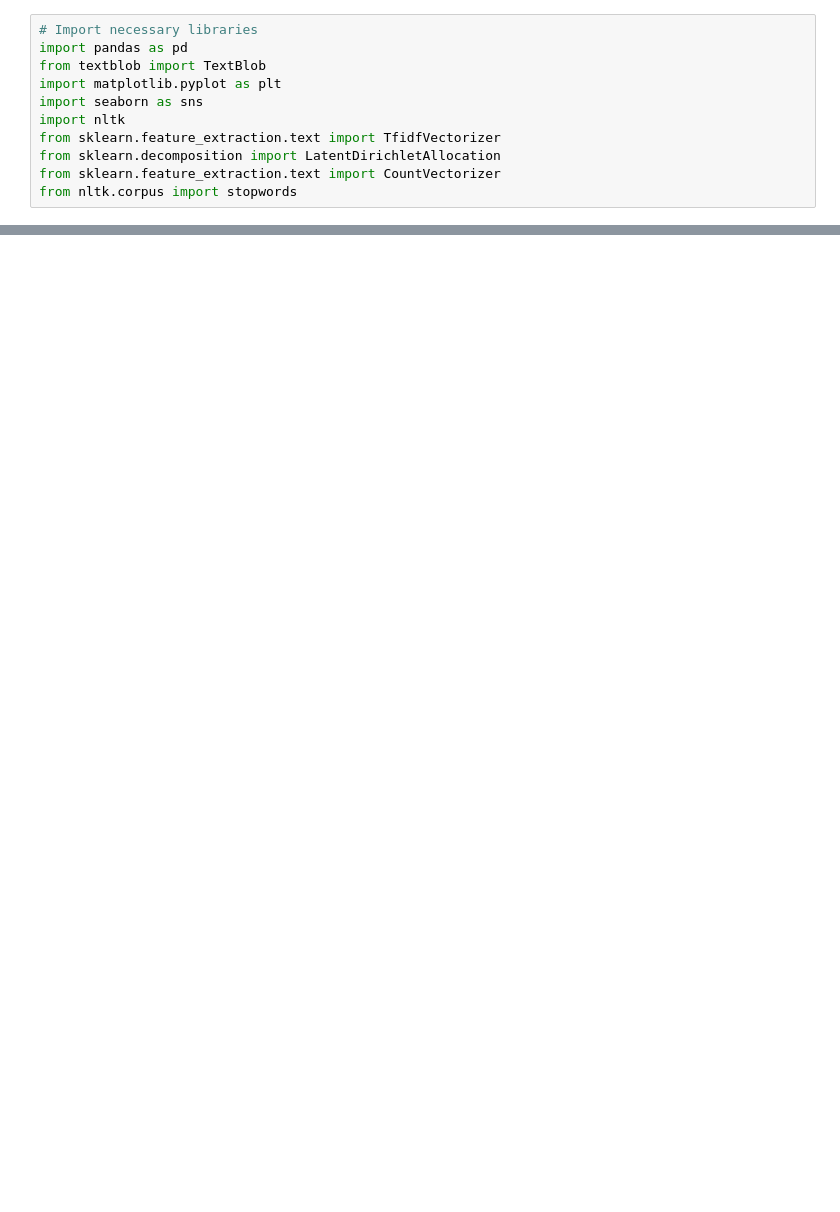
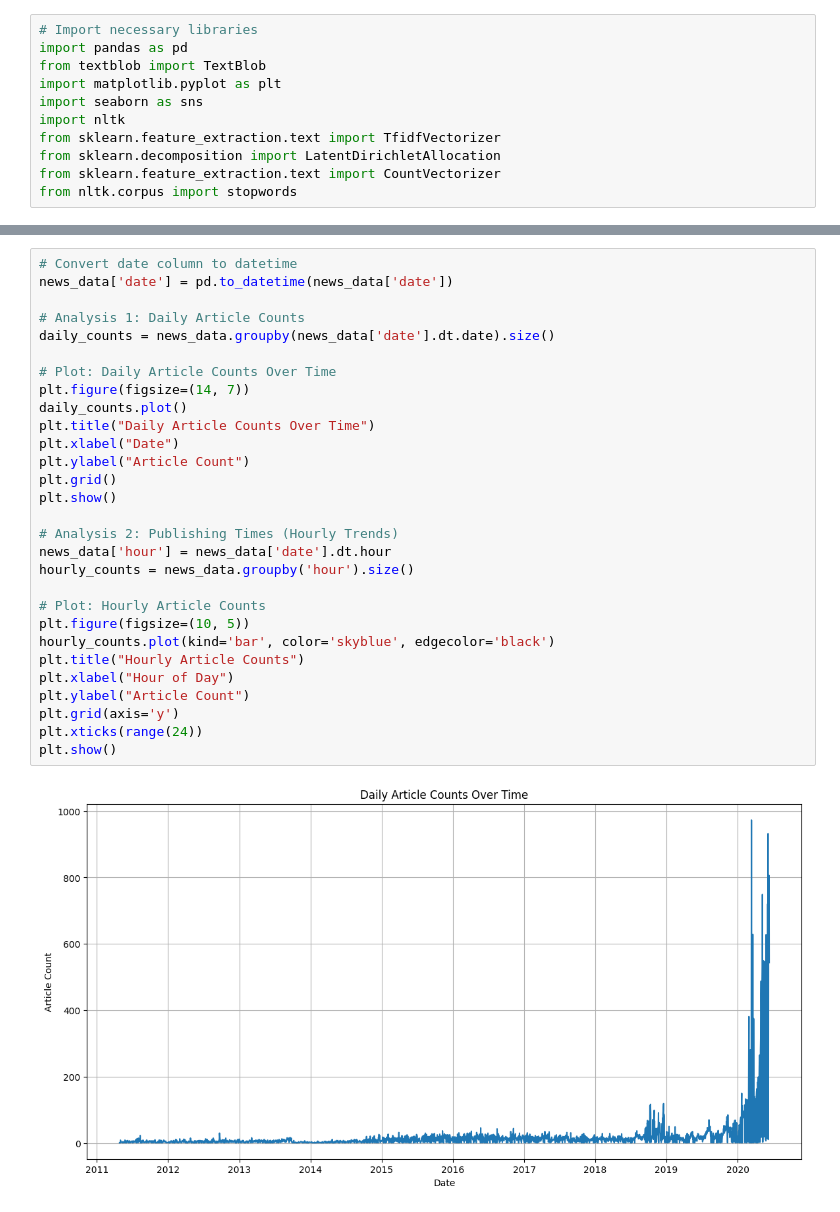
Before and after one commit to b-sam16/FinNews-and-Stock-market-Analysis, a Jupyter notebook: notebooks/eda.ipynb, the cells around one changed output, grey strips where cells are left out. Saved outputs shown, nothing was run; the diff lists cells and outputs as text; blank space fills up the shorter version.

```diff
--- a/notebooks/eda.ipynb
+++ b/notebooks/eda.ipynb
@@ -92,0 +127,31 @@ NameError: name 'news_data' is not defined
+# %%
+# Convert date column to datetime
+news_data['date'] = pd.to_datetime(news_data['date'])
+
+# Analysis 1: Daily Article Counts
+daily_counts = news_data.groupby(news_data['date'].dt.date).size()
+
+# Plot: Daily Article Counts Over Time
+plt.figure(figsize=(14, 7))
+daily_counts.plot()
+plt.title("Daily Article Counts Over Time")
+plt.xlabel("Date")
+plt.ylabel("Article Count")
+plt.grid()
+plt.show()
+
+# Analysis 2: Publishing Times (Hourly Trends)
+news_data['hour'] = news_data['date'].dt.hour
+hourly_counts = news_data.groupby('hour').size()
+
+# Plot: Hourly Article Counts
+plt.figure(figsize=(10, 5))
+hourly_counts.plot(kind='bar', color='skyblue', edgecolor='black')
+plt.title("Hourly Article Counts")
+plt.xlabel("Hour of Day")
+plt.ylabel("Article Count")
+plt.grid(axis='y')
+plt.xticks(range(24))
+plt.show()
+# %% [output]
+[figure, added]
```
Also changed, not shown: parts of 6 cells of this notebook.
